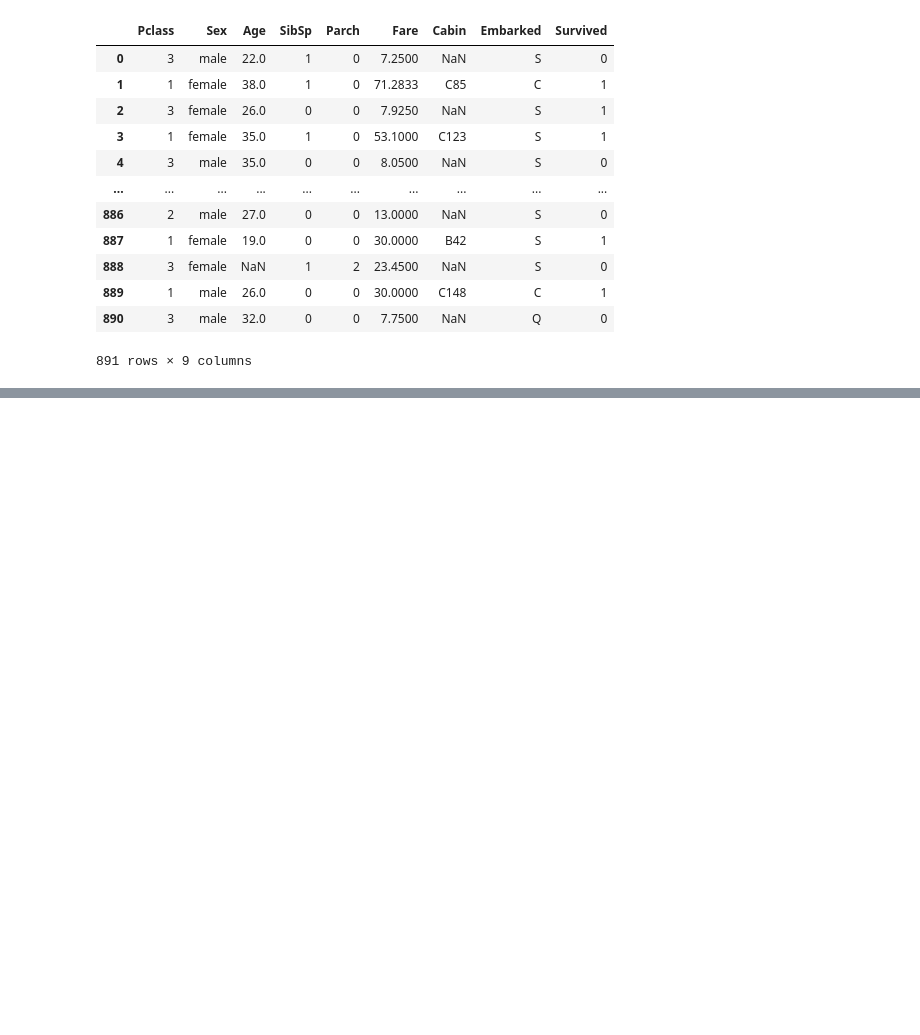
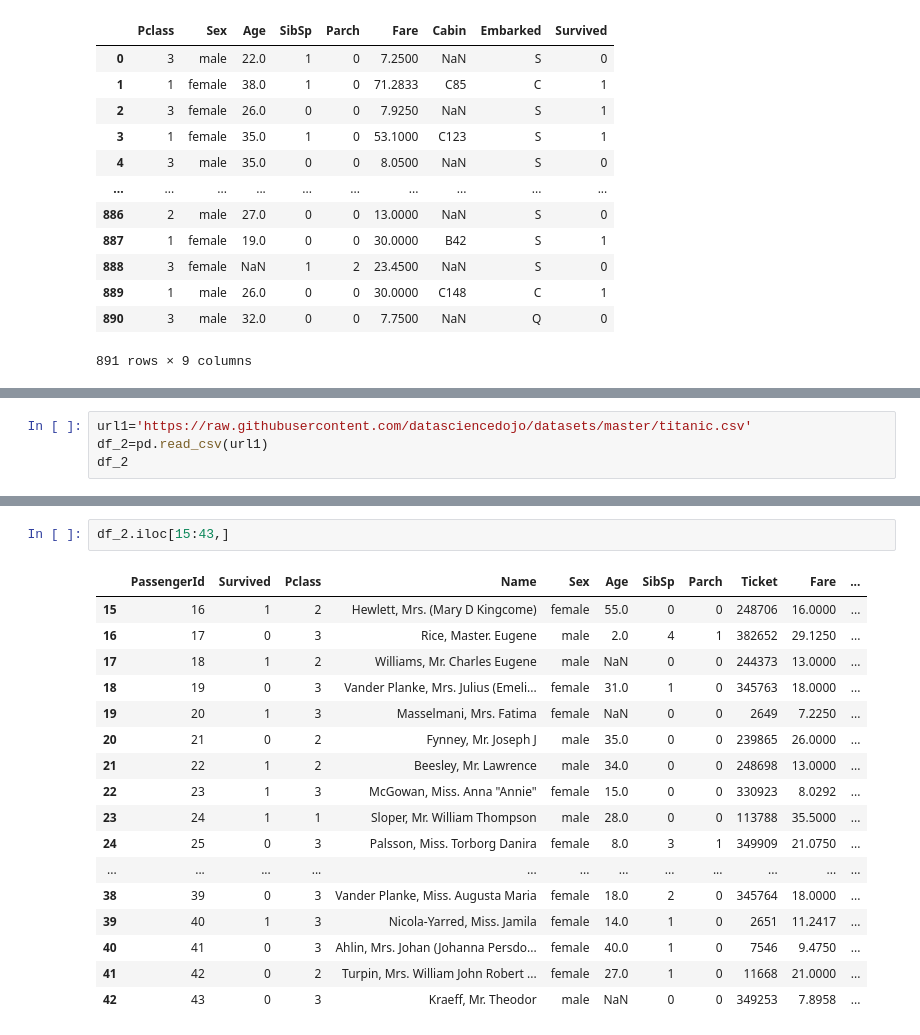
Before and after one commit to imamanmehrotra/DS_Notebook, a Jupyter notebook: DS Tutorials.ipynb, the cells around one changed output, grey strips where cells are left out. Drawn from its saved outputs; the diff is of its cells as text; blank space fills up the shorter version.

```diff
--- a/DS Tutorials.ipynb
+++ b/DS Tutorials.ipynb
@@ -410,0 +496,4 @@ df1
+# %%
+url1='https://raw.githubusercontent.com/datasciencedojo/datasets/master/titanic.csv'
+df_2=pd.read_csv(url1)
+df_2
@@ -410,0 +519,20 @@ df1
+# %%
+df_2.iloc[15:43,]
+# %% [output]
+|  | PassengerId | Survived | Pclass | Name | Sex | Age | SibSp | Parch | Ticket | Fare | ... |
+| 15 | 16 | 1 | 2 | Hewlett, Mrs. (Mary D Kingcome) | female | 55.0 | 0 | 0 | 248706 | 16.0000 | ... |
+| 16 | 17 | 0 | 3 | Rice, Master. Eugene | male | 2.0 | 4 | 1 | 382652 | 29.1250 | ... |
+| 17 | 18 | 1 | 2 | Williams, Mr. Charles Eugene | male | NaN | 0 | 0 | 244373 | 13.0000 | ... |
+| 18 | 19 | 0 | 3 | Vander Planke, Mrs. Julius (Emeli... | female | 31.0 | 1 | 0 | 345763 | 18.0000 | ... |
+| 19 | 20 | 1 | 3 | Masselmani, Mrs. Fatima | female | NaN | 0 | 0 | 2649 | 7.2250 | ... |
+| 20 | 21 | 0 | 2 | Fynney, Mr. Joseph J | male | 35.0 | 0 | 0 | 239865 | 26.0000 | ... |
+| 21 | 22 | 1 | 2 | Beesley, Mr. Lawrence | male | 34.0 | 0 | 0 | 248698 | 13.0000 | ... |
+| 22 | 23 | 1 | 3 | McGowan, Miss. Anna "Annie" | female | 15.0 | 0 | 0 | 330923 | 8.0292 | ... |
+| 23 | 24 | 1 | 1 | Sloper, Mr. William Thompson | male | 28.0 | 0 | 0 | 113788 | 35.5000 | ... |
+| 24 | 25 | 0 | 3 | Palsson, Miss. Torborg Danira | female | 8.0 | 3 | 1 | 349909 | 21.0750 | ... |
+| ... | ... | ... | ... | ... | ... | ... | ... | ... | ... | ... | ... |
+| 38 | 39 | 0 | 3 | Vander Planke, Miss. Augusta Maria | female | 18.0 | 2 | 0 | 345764 | 18.0000 | ... |
+| 39 | 40 | 1 | 3 | Nicola-Yarred, Miss. Jamila | female | 14.0 | 1 | 0 | 2651 | 11.2417 | ... |
+| 40 | 41 | 0 | 3 | Ahlin, Mrs. Johan (Johanna Persdo... | female | 40.0 | 1 | 0 | 7546 | 9.4750 | ... |
+| 41 | 42 | 0 | 2 | Turpin, Mrs. William John Robert ... | female | 27.0 | 1 | 0 | 11668 | 21.0000 | ... |
+| 42 | 43 | 0 | 3 | Kraeff, Mr. Theodor | male | NaN | 0 | 0 | 349253 | 7.8958 | ... |
```
Also changed, not shown: parts of 32 cells of this notebook.
